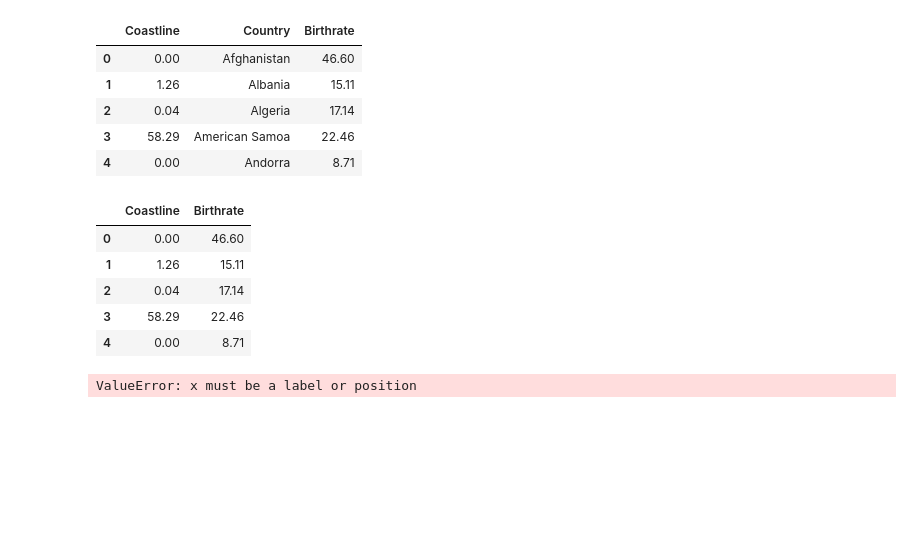
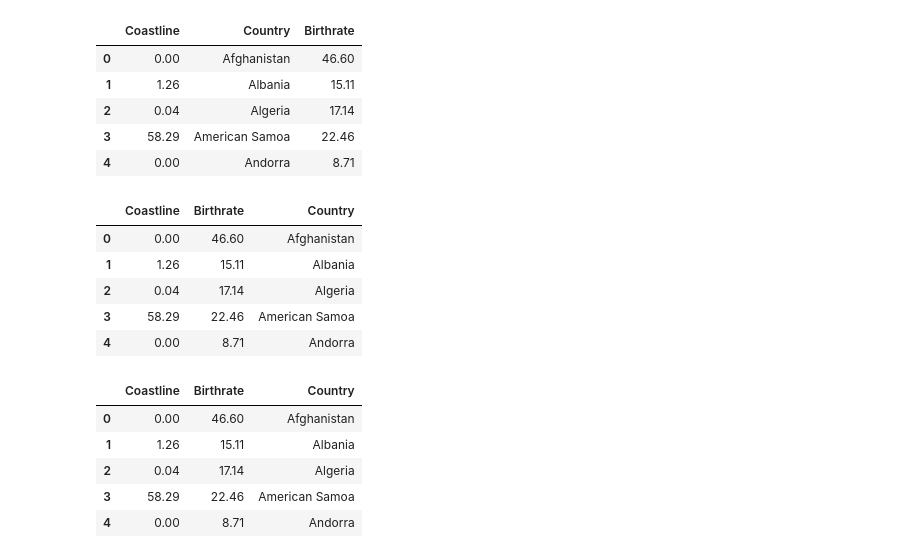
Before and after one commit to rdhaliwal96/group_collaboration, a Jupyter notebook: Raman/Untitled.ipynb, the cells around one changed output. Cells and saved outputs as stored; diff of their text form; code cells hidden in the pictures; blank space fills up the shorter version.

```diff
--- a/Raman/Untitled.ipynb
+++ b/Raman/Untitled.ipynb
@@ -136,25 +136,25 @@ life_expectancy_crop.head()
 | 3 | 58.29 | American Samoa | 22.46 |
 | 4 | 0.00 | Andorra | 8.71 |
 # %%
-coast = life_expectancy[['Coastline ', 'Birthrate',]]
+coast = life_expectancy[['Coastline ', 'Birthrate','Country']]
 
+coast.set_index('Country')
 coast.head()
 # %% [output]
-|  | Coastline | Birthrate |
-| 0 | 0.00 | 46.60 |
-| 1 | 1.26 | 15.11 |
-| 2 | 0.04 | 17.14 |
-| 3 | 58.29 | 22.46 |
-| 4 | 0.00 | 8.71 |
+|  | Coastline | Birthrate | Country |
+| 0 | 0.00 | 46.60 | Afghanistan |
+| 1 | 1.26 | 15.11 | Albania |
+| 2 | 0.04 | 17.14 | Algeria |
+| 3 | 58.29 | 22.46 | American Samoa |
+| 4 | 0.00 | 8.71 | Andorra |
-# %%
-
-x_ax = np.array(['Coastline '])
-y_ax = np.array(['Birthrate'])
-coast.plot(x_ax, y_ax, color='gray',
-         markersize=15, linewidth=4,
-         markerfacecolor='white',
-         markeredgecolor='gray',
-         markeredgewidth=2)
-plt.ylim(-1.2, 1.2);
-# %% [output]
-ValueError: x must be a label or position
+# %%
+coast_dt = coast.set_index('Country').sort_values(by='Birthrate', ascending=False)
+coast_dt.dropna()
+coast.head()
+# %% [output]
+|  | Coastline | Birthrate | Country |
+| 0 | 0.00 | 46.60 | Afghanistan |
+| 1 | 1.26 | 15.11 | Albania |
+| 2 | 0.04 | 17.14 | Algeria |
+| 3 | 58.29 | 22.46 | American Samoa |
+| 4 | 0.00 | 8.71 | Andorra |
```
Also changed, not shown: parts of 1 cell of this notebook, 1 other file.
